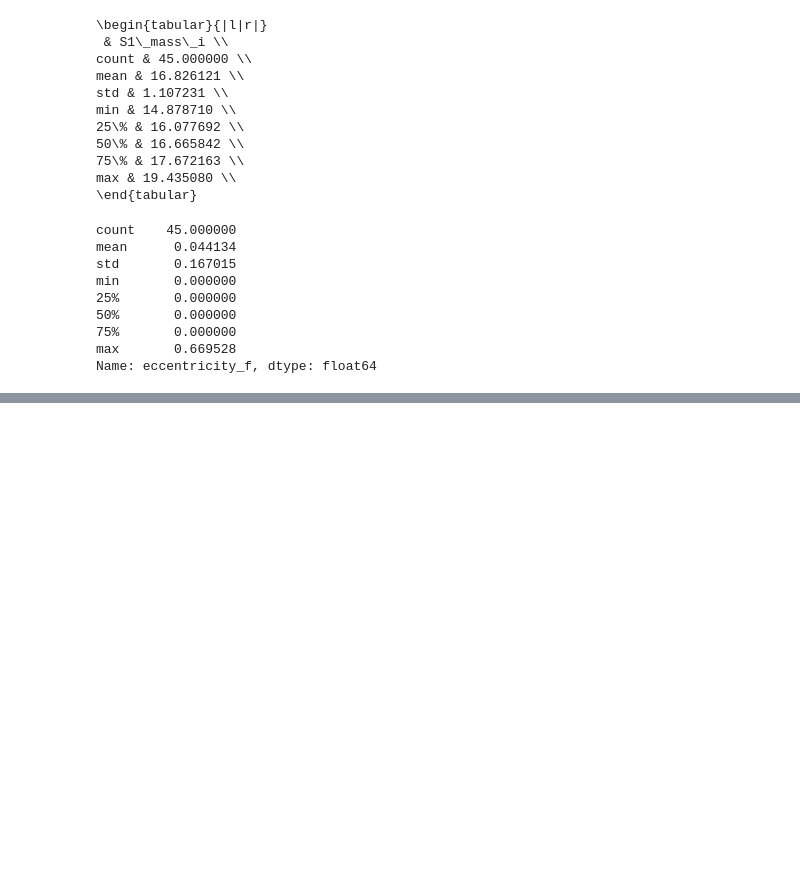
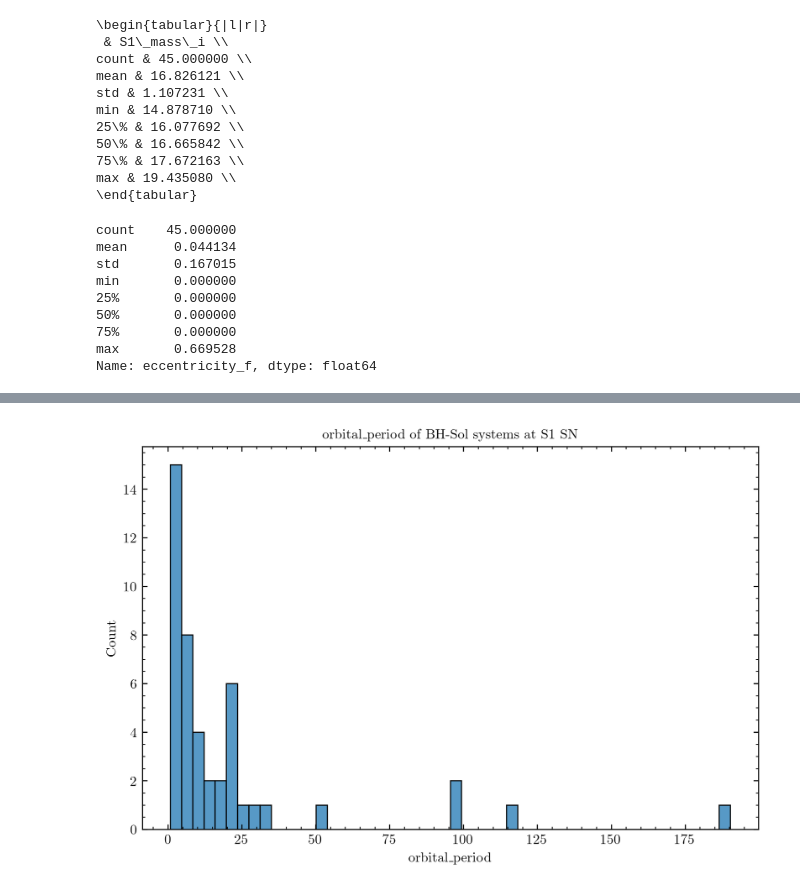
Before and after one commit to PiersonLip/solarBHs, a Jupyter notebook: Notebooks/SunLikeFilt.ipynb, the cells around one changed output, grey strips where cells are left out. Saved outputs shown, nothing was run; the diff lists cells and outputs as text; code cells hidden in the pictures; blank space fills up the shorter version.

```diff
--- a/Notebooks/SunLikeFilt.ipynb
+++ b/Notebooks/SunLikeFilt.ipynb
@@ -261,2 +294,4 @@ basicColHist(bhSolRows,'S1_mass')
 # %%
-basicColHist(bhSolRows,'orbital_period', saveFig=True)
+basicColHist(bhSolRows,'orbital_period', saveFig=True, savePath=graphSave)
+# %% [output]
+[figure, added]
```
Also changed, not shown: parts of 10 cells of this notebook.
